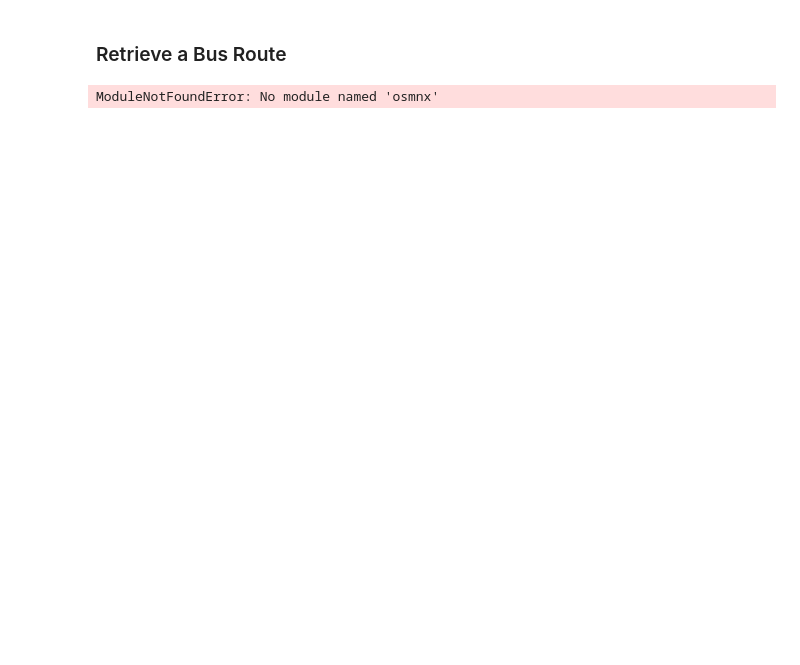
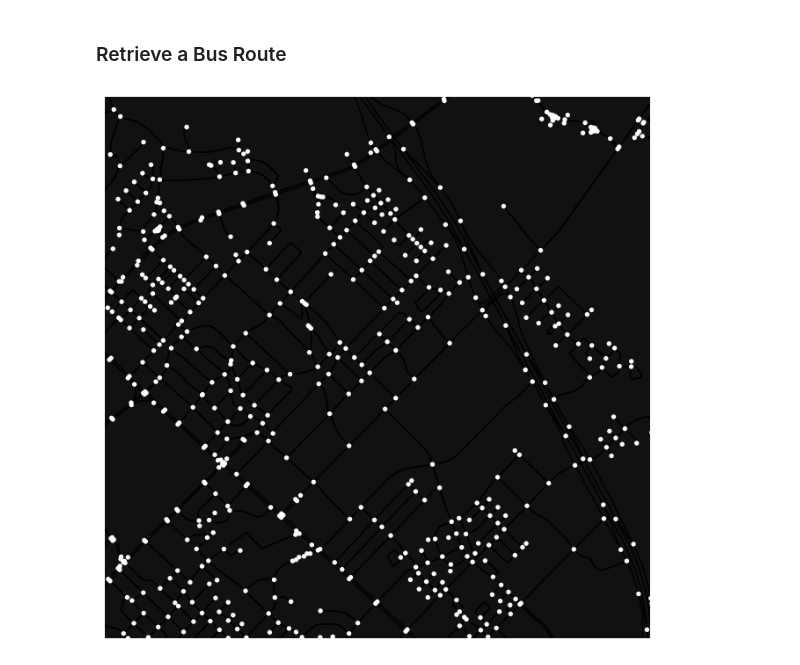
Before and after one commit to AggieCommute/interactive-notebooks, a Jupyter notebook: stage_1.ipynb, the cells around one changed output. Cells and saved outputs as stored; diff of their text form; code cells hidden in the pictures; blank space fills up the shorter version.

```diff
--- a/stage_1.ipynb
+++ b/stage_1.ipynb
@@ -43,46 +43,48 @@ osmnx.plot_graph(driving_graph)
 # %%
 import osmnx
 import networkx
-import matplotlib.pyplot
+from matplotlib import pyplot
 from descartes import PolygonPatch
 from shapely.geometry import Polygon, MultiPolygon
+from geopandas import GeoDataFrame
 
 transit_graph: networkx.MultiDiGraph = osmnx.graph_from_place(
     [
         'Bryan, USA',
         'College Station, USA'
     ],
-    network_type=drive,
+    network_type='drive',
 )
 
-bus_route_geometries = osmnx.geometries_from_place([
+bus_route_geometries: geopandas.GeoDataFrame = osmnx.geometries_from_place([
         'Bryan, USA',
         'College Station, USA'
     ],
     {
-        'route': 'bus'
+        'route': 'bus',
+        'type':'route',
+        'line':'bus',
     }
 )
 
-fig, ax = ox.plot_graph(transit_graph, fig_height=10, show=False, close=False, edge_color='#777777')
+fig, ax = osmnx.plot_graph(transit_graph, show=False, close=False, edge_color='#000000')
 
 for geometry in bus_route_geometries['geometry'].tolist():
     if isinstance(geometry, (Polygon, MultiPolygon)):
         if isinstance(geometry, Polygon):
             geometry = MultiPolygon([geometry])
         for polygon in geometry:
+            pass
             patch = PolygonPatch(polygon, fc='#cccccc', ec='k', linewidth=3, alpha=0.1, zorder=-1)
             ax.add_patch(patch)
 
-margin = 0.02
-west, south, east, north = gdf.unary_union.bounds
+margin = 1
+west, south, east, north = bus_route_geometries.unary_union.bounds
 margin_ns = (north - south) * margin
 margin_ew = (east - west) * margin
 ax.set_ylim((south - margin_ns, north + margin_ns))
 ax.set_xlim((west - margin_ew, east + margin_ew))
 
 pyplot.show()
-
-# osmnx.plot_graph(transit_graph)
 # %% [output]
-ModuleNotFoundError: No module named 'osmnx'
+[figure, added]
```
Also changed, not shown: parts of 1 cell of this notebook.
